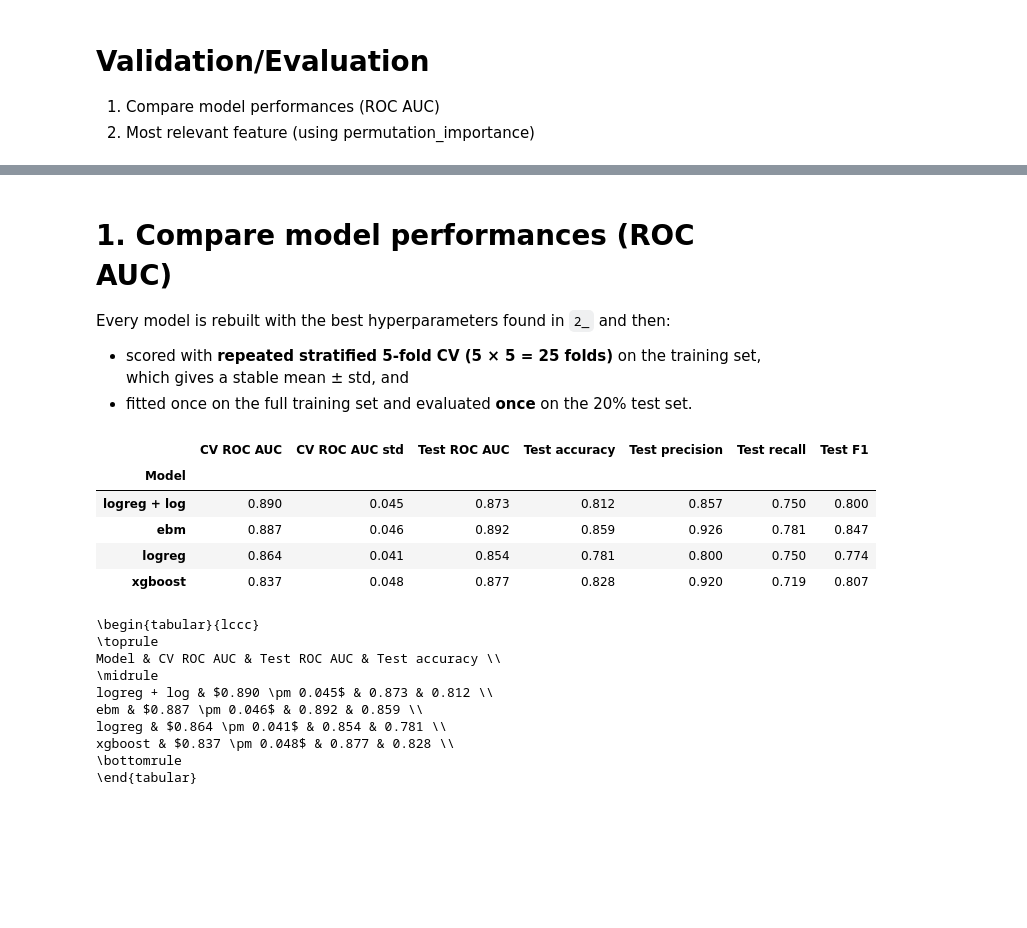
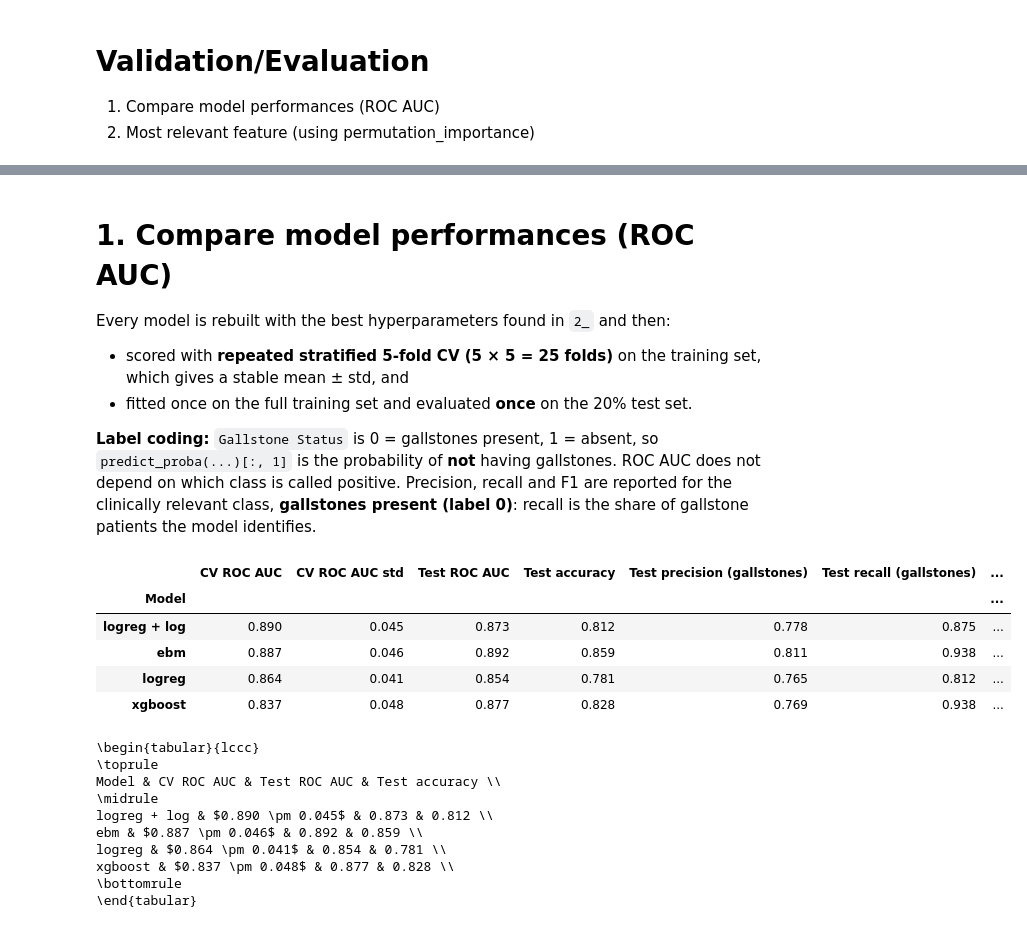
Before and after one commit to MatteoSoldini/DAT540_project, a Jupyter notebook: 3_valid_eval.ipynb, the cells around one changed output, grey strips where cells are left out. Cells and saved outputs as stored; diff of their text form; code cells hidden in the pictures; blank space fills up the shorter version.

```diff
--- a/3_valid_eval.ipynb
+++ b/3_valid_eval.ipynb
@@ -72,48 +56,51 @@ Interaction terms used (5): ['Extracellular Fluid/Total Body Water (ECF/TBW) & V
 Every model is rebuilt with the best hyperparameters found in `2_` and then:
 - scored with **repeated stratified 5-fold CV (5 × 5 = 25 folds)** on the training set, which gives a stable mean ± std, and
 - fitted once on the full training set and evaluated **once** on the 20% test set.
+
+**Label coding:** `Gallstone Status` is 0 = gallstones present, 1 = absent, so `predict_proba(...)[:, 1]` is the probability of **not** having gallstones. ROC AUC does not depend on which class is called positive. Precision, recall and F1 are reported for the clinically relevant class, **gallstones present (label 0)**: recall is the share of gallstone patients the model identifies.
 # %%
 import matplotlib.pyplot as plt
 from sklearn.base import clone
 from sklearn.inspection import permutation_importance
 from sklearn.metrics import (ConfusionMatrixDisplay, RocCurveDisplay, confusion_matrix,
                              precision_score, recall_score)
 
 rcv = RepeatedStratifiedKFold(n_splits=5, n_repeats=5, random_state=42)
 
 final_models = {name: make_model(name, **params) for name, params in best_params.items()}
 
 rows, fitted, probas = [], {}, {}
 for name, model in final_models.items():
     # Validation: repeated CV on the training set only
     s = cross_val_score(model, X_train, y_train, cv=rcv, scoring="roc_auc")
 
     # Test: fit once on the full training set, evaluate once
     m = clone(model).fit(X_train, y_train)
     fitted[name] = m
-    p = m.predict_proba(X_test)[:, 1]
+    p = m.predict_proba(X_test)[:, 1]          # P(label 1) = P(no gallstones)
     pred = (p >= 0.5).astype(int)
     probas[name] = p
 
     rows.append({
         "Model": name,
         "CV ROC AUC": s.mean(), "CV ROC AUC std": s.std(),
         "Test ROC AUC": roc_auc_score(y_test, p),
         "Test accuracy": accuracy_score(y_test, pred),
-        "Test precision": precision_score(y_test, pred),
-        "Test recall": recall_score(y_test, pred),
-        "Test F1": f1_score(y_test, pred),
+        # precision / recall / F1 for gallstones present (label 0)
+        "Test precision (gallstones)": precision_score(y_test, pred, pos_label=0),
+        "Test recall (gallstones)": recall_score(y_test, pred, pos_label=0),
+        "Test F1 (gallstones)": f1_score(y_test, pred, pos_label=0),
     })
 
 results = pd.DataFrame(rows).set_index("Model").sort_values("CV ROC AUC", ascending=False)
 results.round(3)
 # %% [output]
-|  | CV ROC AUC | CV ROC AUC std | Test ROC AUC | Test accuracy | Test precision | Test recall | Test F1 |
-| Model |  |  |  |  |  |  |  |
-| logreg + log | 0.890 | 0.045 | 0.873 | 0.812 | 0.857 | 0.750 | 0.800 |
-| ebm | 0.887 | 0.046 | 0.892 | 0.859 | 0.926 | 0.781 | 0.847 |
-| logreg | 0.864 | 0.041 | 0.854 | 0.781 | 0.800 | 0.750 | 0.774 |
-| xgboost | 0.837 | 0.048 | 0.877 | 0.828 | 0.920 | 0.719 | 0.807 |
+|  | CV ROC AUC | CV ROC AUC std | Test ROC AUC | Test accuracy | Test precision (gallstones) | Test recall (gallstones) | ... |
+| Model |  |  |  |  |  |  | ... |
+| logreg + log | 0.890 | 0.045 | 0.873 | 0.812 | 0.778 | 0.875 | ... |
+| ebm | 0.887 | 0.046 | 0.892 | 0.859 | 0.811 | 0.938 | ... |
+| logreg | 0.864 | 0.041 | 0.854 | 0.781 | 0.765 | 0.812 | ... |
+| xgboost | 0.837 | 0.048 | 0.877 | 0.828 | 0.769 | 0.938 | ... |
 # %%
 # Same table formatted for the LaTeX report
 latex = pd.DataFrame({
```
Also changed, not shown: parts of 5 cells of this notebook, 1 other file.
